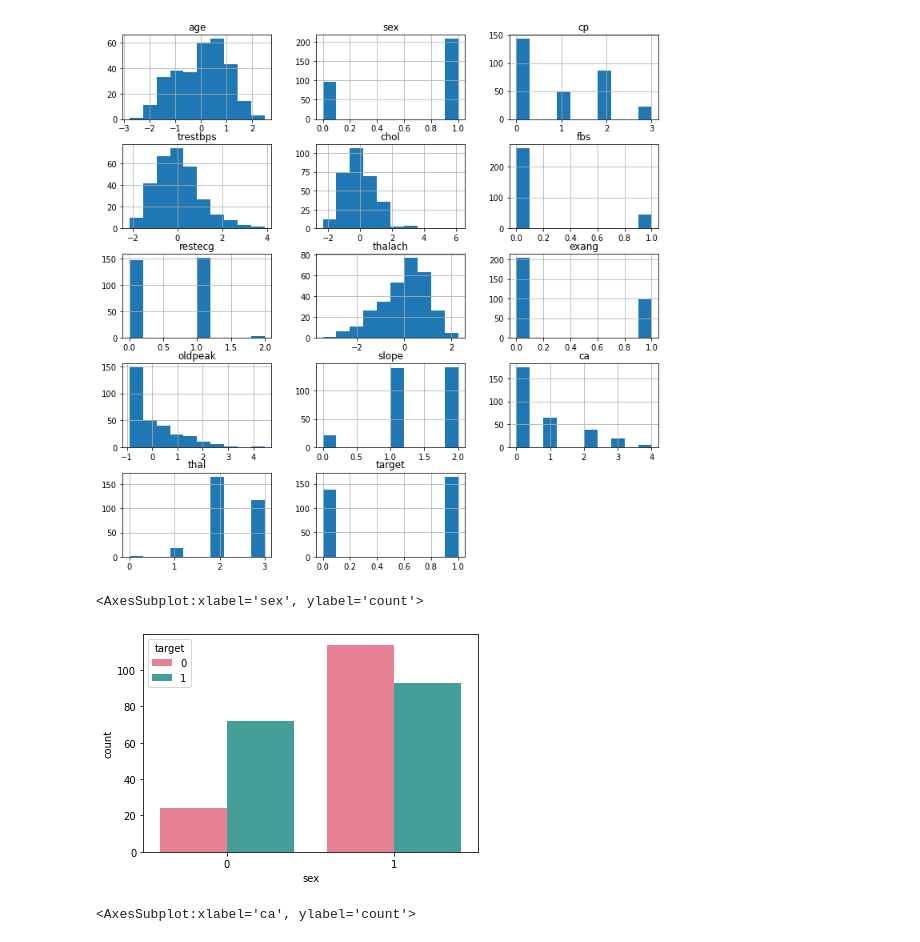
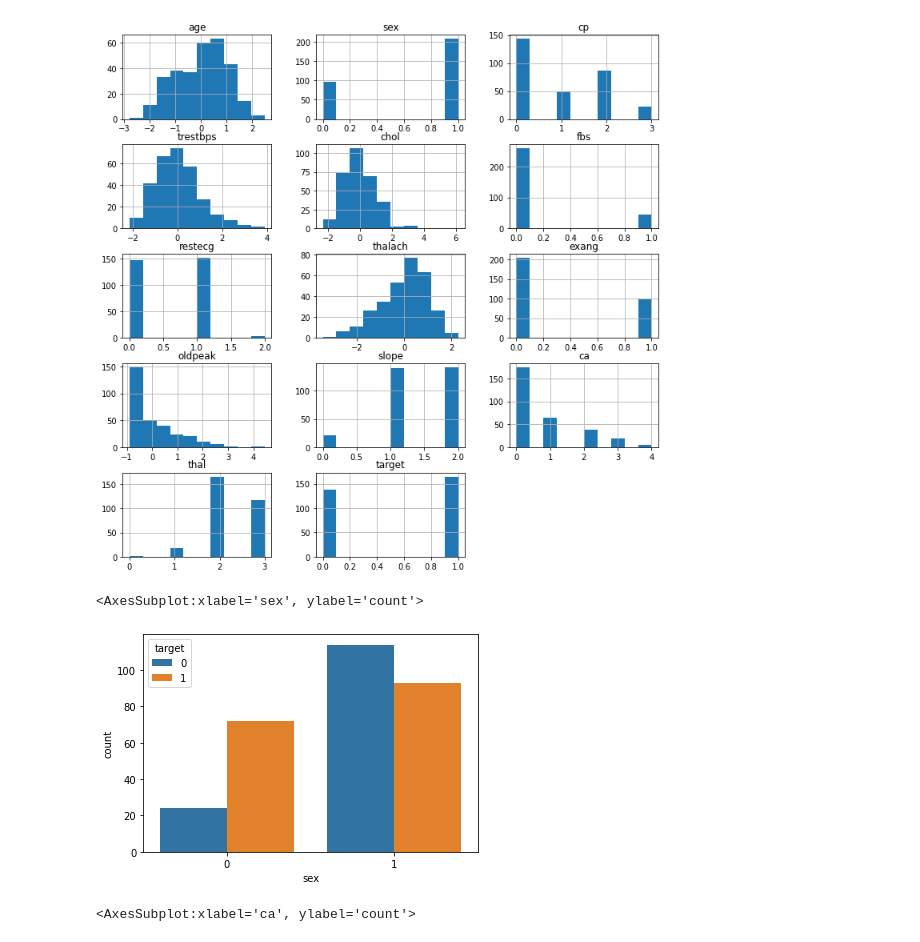
Before and after one commit to mshavliuk/BDA_project, a Jupyter notebook: bda_project_report.ipynb, the cells around one changed output. Drawn from its saved outputs; the diff is of its cells as text; code cells hidden in the pictures.

```diff
--- a/bda_project_report.ipynb
+++ b/bda_project_report.ipynb
@@ -111,11 +95,11 @@ array([[<AxesSubplot:title={'center':'age'}>,
       dtype=object)
 [figure]
 # %%
-sns.countplot(x='sex', data=df, palette='husl', hue='target')
+sns.countplot(x='sex', data=df, hue='target')
 #### Female having heart disease are comparatively less when compared to males.
 #Males have low heart diseases as compared to females in the given dataset
 # %% [output]
 <AxesSubplot:xlabel='sex', ylabel='count'>
-[figure, old version]
+[figure, new version]
 # %%
 sns.countplot(x='ca', hue='target', data=df)
```
Also changed, not shown: parts of 11 cells of this notebook.
